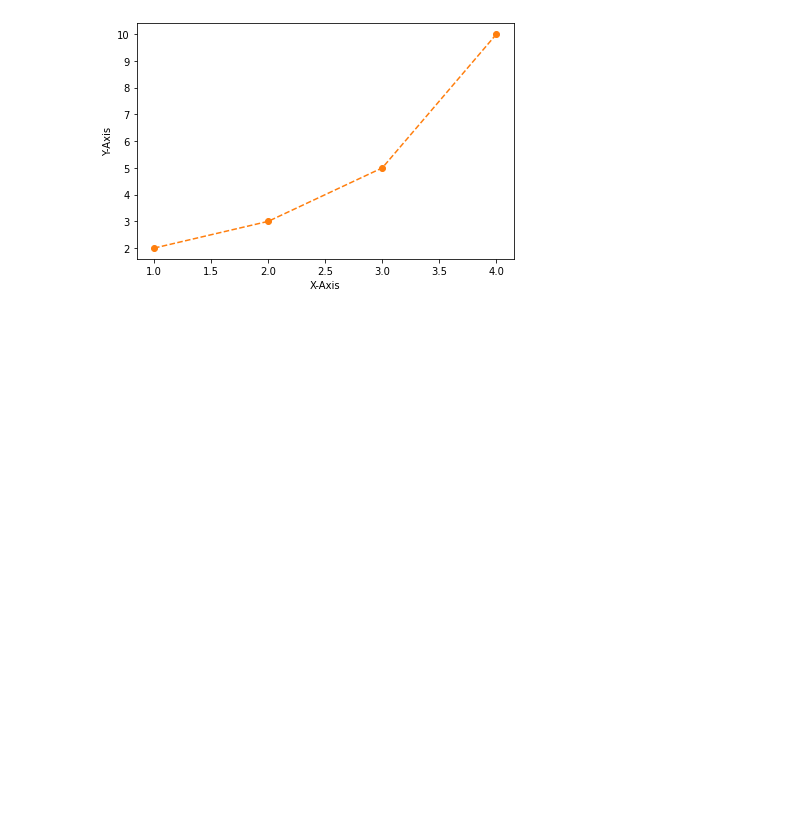
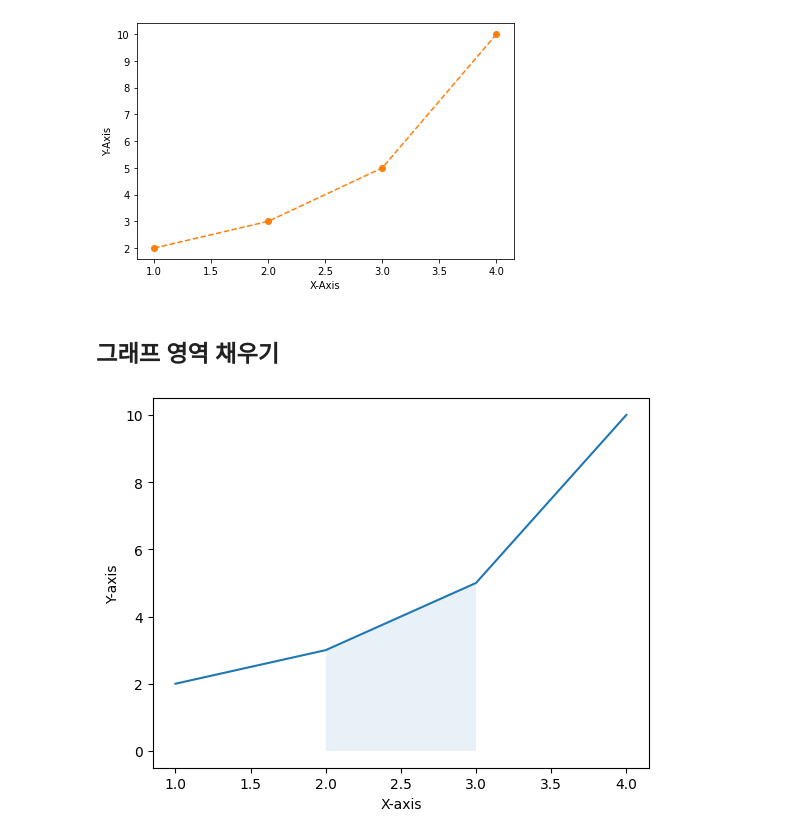
Before and after one commit to py4ine/study_Visualization, a Jupyter notebook: 20240619_Matplotlib_basic.ipynb, the cells around one changed output. Drawn from its saved outputs; the diff is of its cells as text; code cells hidden in the pictures; blank space fills up the shorter version.

Commit message:
study fill plot

```diff
--- a/20240619_Matplotlib_basic.ipynb
+++ b/20240619_Matplotlib_basic.ipynb
@@ -422,3 +422,5 @@ plt.tight_layout()
 plt.show()
 # %% [output]
 [figure]
+# %% [markdown]
+## 그래프 영역 채우기
@@ -424,0 +431,13 @@ plt.show()
+# %%
+# fill_between() - 두 수평 방향의 곡선 사이 채우기
+x = [1,2,3,4]
+y = [2,3,5,10]
+
+plt.plot(x, y)  # 기본 선 그래프
+plt.xlabel('X-axis')
+plt.ylabel('Y-axis')
+plt.fill_between(x[1:3], y[1:3], alpha=0.1)  #alpha = 0~1 투명도
+
+plt.show()
+# %% [output]
+[figure, added]
```
Also changed, not shown: parts of 5 cells of this notebook.
